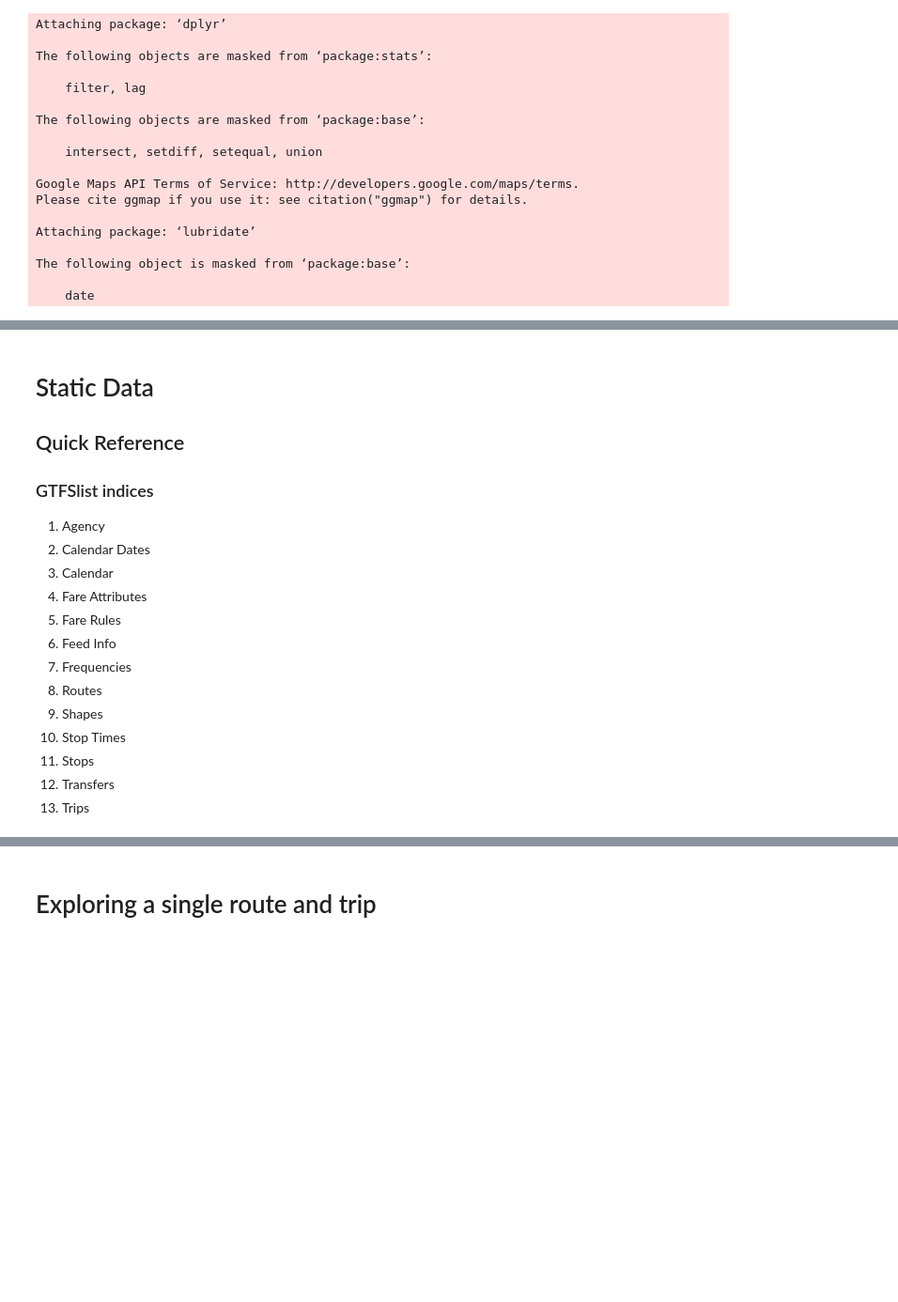
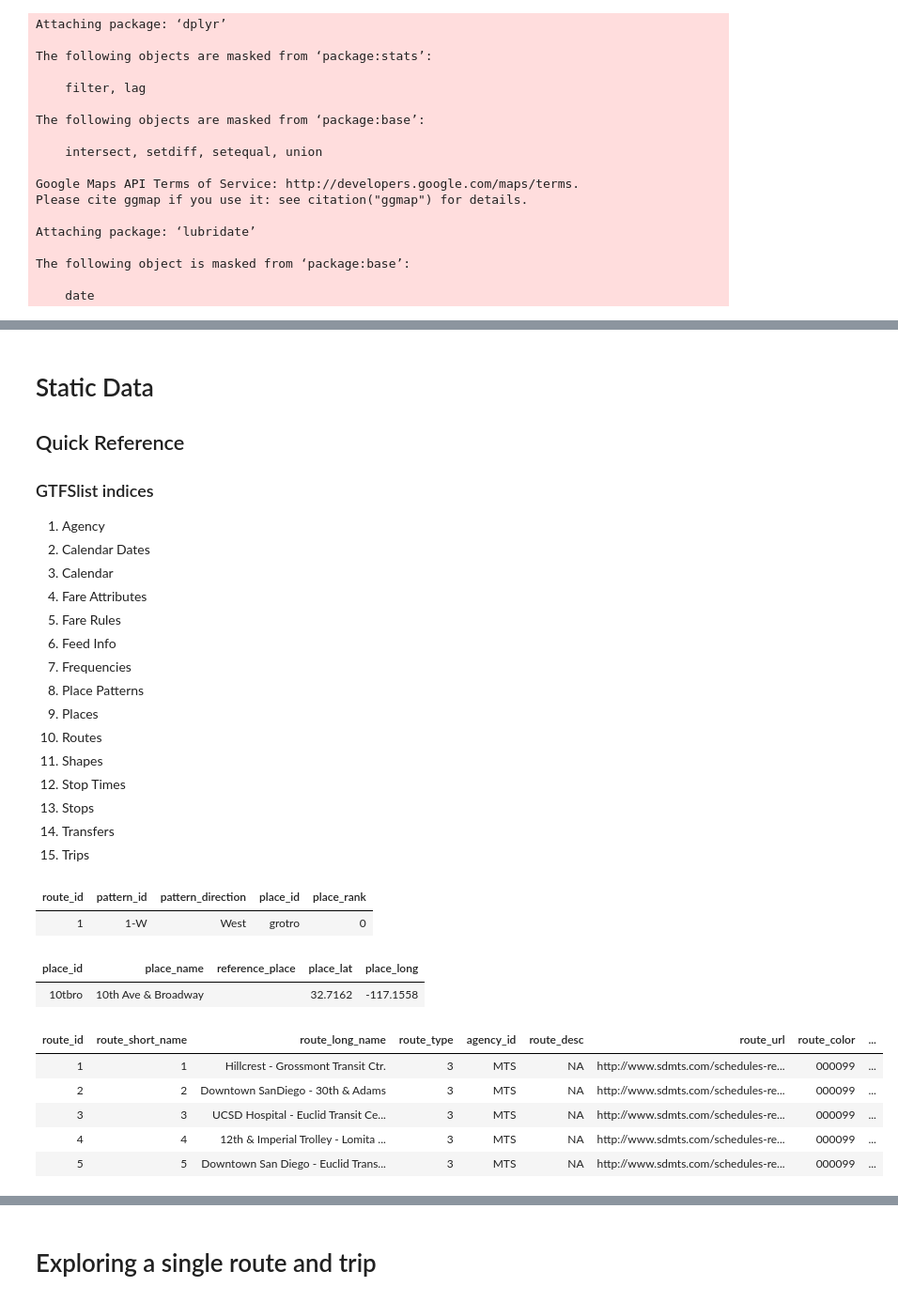
Before and after one commit to wnanpi95/SDMTS_DataAnalysis, a Jupyter notebook: Part_1/SDMTS_StaticDataAnalysis.ipynb, the cells around one changed output, grey strips where cells are left out. Shown at 94% size. Cells and saved outputs as stored; diff of their text form; code cells hidden in the pictures; blank space fills up the shorter version.

```diff
--- a/Part_1/SDMTS_StaticDataAnalysis.ipynb
+++ b/Part_1/SDMTS_StaticDataAnalysis.ipynb
@@ -52,12 +55,14 @@ Warning message in read.table(file = file, header = header, sep = sep, quote = q
 5.   Fare Rules
 6.   Feed Info
 7.   Frequencies
-8.   Routes
-9.   Shapes
-10.  Stop Times
-11.  Stops
-12.  Transfers
-13.  Trips
+8.   Place Patterns
+9.   Places
+10.   Routes
+11.   Shapes
+12.  Stop Times
+13.  Stops
+14.  Transfers
+15.  Trips
 # %%
 #agency <-          GTFSlist[[1]]
 #calendar_dates <-  GTFSlist[[2]]
@@ -75,0 +82,19 @@ trips <-           GTFSlist[[14]]
+# %%
+head(place_patterns, n=1)
+# %% [output]
+| route_id | pattern_id | pattern_direction | place_id | place_rank |
+| 1 | 1-W | West | grotro | 0 |
+# %%
+head(places, n=1)
+# %% [output]
+| place_id | place_name | reference_place | place_lat | place_long |
+| 10tbro | 10th Ave & Broadway |  | 32.7162 | -117.1558 |
+# %%
+head(routes, n=5)
+# %% [output]
+| route_id | route_short_name | route_long_name | route_type | agency_id | route_desc | route_url | route_color | ... |
+| 1 | 1 | Hillcrest - Grossmont Transit Ctr. | 3 | MTS | NA | http://www.sdmts.com/schedules-re... | 000099 | ... |
+| 2 | 2 | Downtown SanDiego - 30th & Adams | 3 | MTS | NA | http://www.sdmts.com/schedules-re... | 000099 | ... |
+| 3 | 3 | UCSD Hospital - Euclid Transit Ce... | 3 | MTS | NA | http://www.sdmts.com/schedules-re... | 000099 | ... |
+| 4 | 4 | 12th & Imperial Trolley - Lomita ... | 3 | MTS | NA | http://www.sdmts.com/schedules-re... | 000099 | ... |
+| 5 | 5 | Downtown San Diego - Euclid Trans... | 3 | MTS | NA | http://www.sdmts.com/schedules-re... | 000099 | ... |
```
Also changed, not shown: parts of 21 cells of this notebook, 17 other files.
